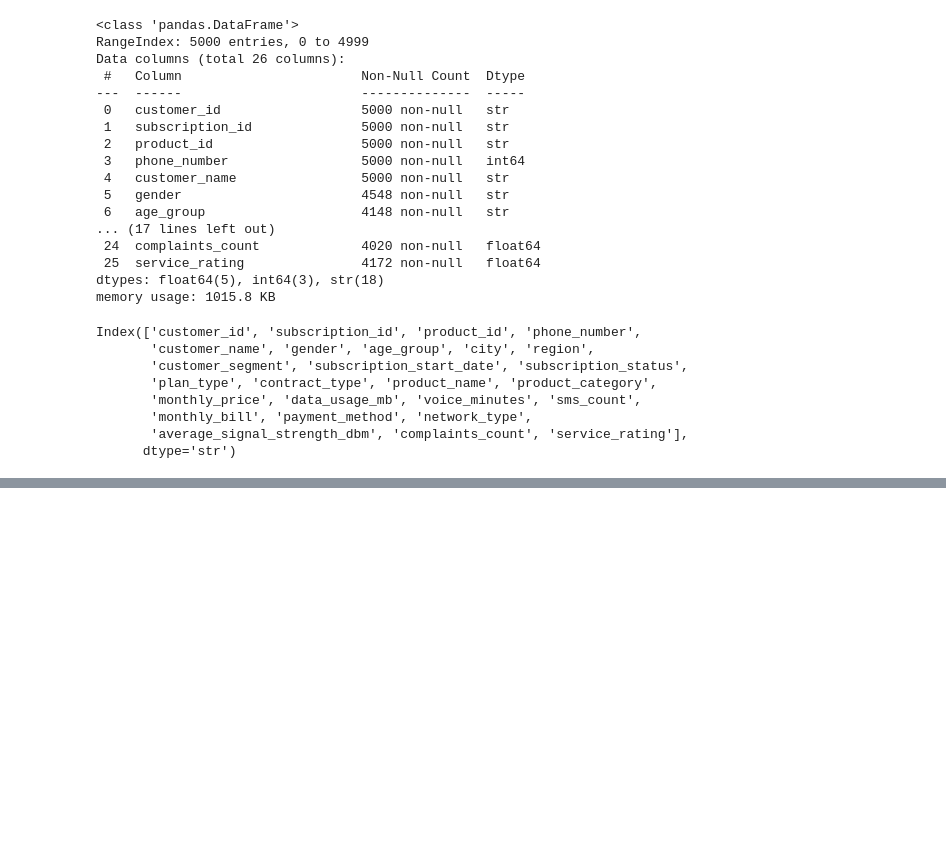
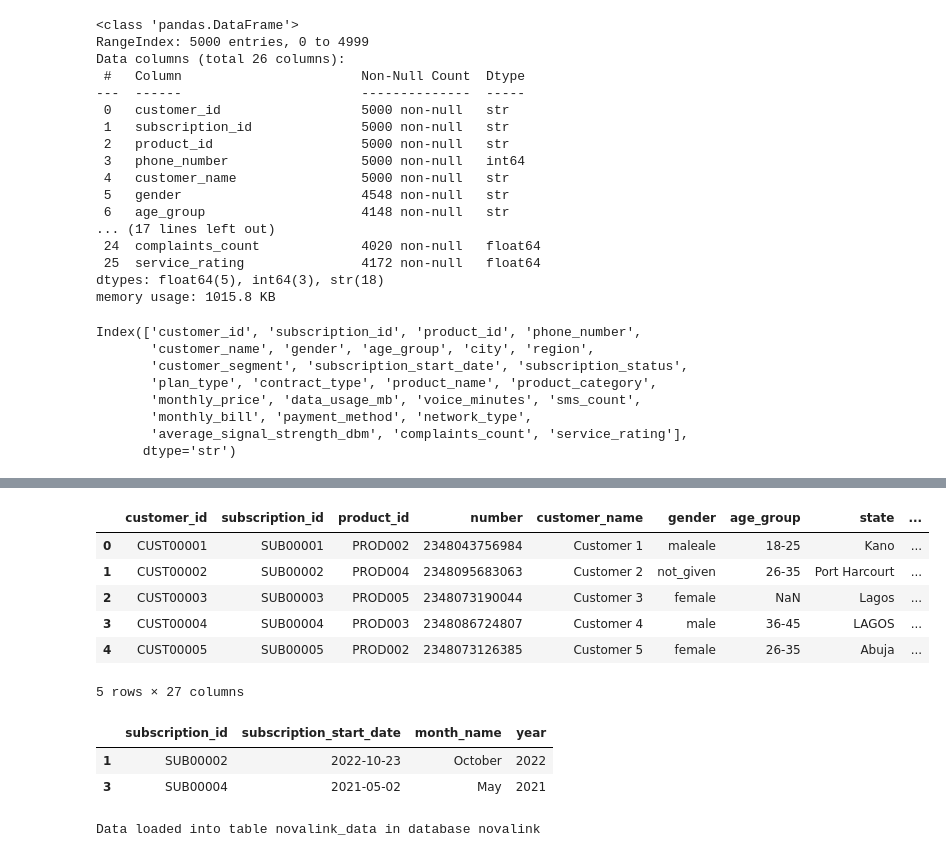
Before and after one commit to ioaviator/novalink-na, a Jupyter notebook: novalink.ipynb, the cells around one changed output, grey strips where cells are left out. Drawn from its saved outputs; the diff is of its cells as text; code cells hidden in the pictures; blank space fills up the shorter version.

Commit message:
load transformed data into postgres db

```diff
--- a/novalink.ipynb
+++ b/novalink.ipynb
@@ -66,0 +115,2 @@ Index(['customer_id', 'subscription_id', 'product_id', 'phone_number',
+# %%
+novalink_df_new['subscription_start_date'] = pd.to_datetime(novalink_df_new['subscription_start_date'])
@@ -66,0 +142,34 @@ Index(['customer_id', 'subscription_id', 'product_id', 'phone_number',
+# %%
+novalink_df_new
+# %% [output]
+|  | customer_id | subscription_id | product_id | number | customer_name | gender | age_group | state | ... |
+| 0 | CUST00001 | SUB00001 | PROD002 | 2348043756984 | Customer 1 | maleale | 18-25 | Kano | ... |
+| 1 | CUST00002 | SUB00002 | PROD004 | 2348095683063 | Customer 2 | not_given | 26-35 | Port Harcourt | ... |
+| 2 | CUST00003 | SUB00003 | PROD005 | 2348073190044 | Customer 3 | female | NaN | Lagos | ... |
+| 3 | CUST00004 | SUB00004 | PROD003 | 2348086724807 | Customer 4 | male | 36-45 | LAGOS | ... |
+| 4 | CUST00005 | SUB00005 | PROD002 | 2348073126385 | Customer 5 | female | 26-35 | Abuja | ... |
+5 rows × 27 columns
+# %%
+df[df['year'] < 2023 ]
+# %% [output]
+|  | subscription_id | subscription_start_date | month_name | year |
+| 1 | SUB00002 | 2022-10-23 | October | 2022 |
+| 3 | SUB00004 | 2021-05-02 | May | 2021 |
+# %%
+from sqlalchemy import create_engine
+
+db_username = 'postgres'
+db_password = '1234'
+host = 'localhost'
+port = '5432'
+database = 'novalink'
+
+db_engine = create_engine(f'postgresql+psycopg2://{db_username}:{db_password}@{host}:{port}/{database}')
+
+table_name = 'novalink_data'
+
+novalink_df_new.to_sql(table_name, db_engine, if_exists='replace', index=False)
+
+print(f'Data loaded into table {table_name} in database {database}')
+# %% [output]
+Data loaded into table novalink_data in database novalink
```
Also changed, not shown: parts of 13 cells of this notebook.
